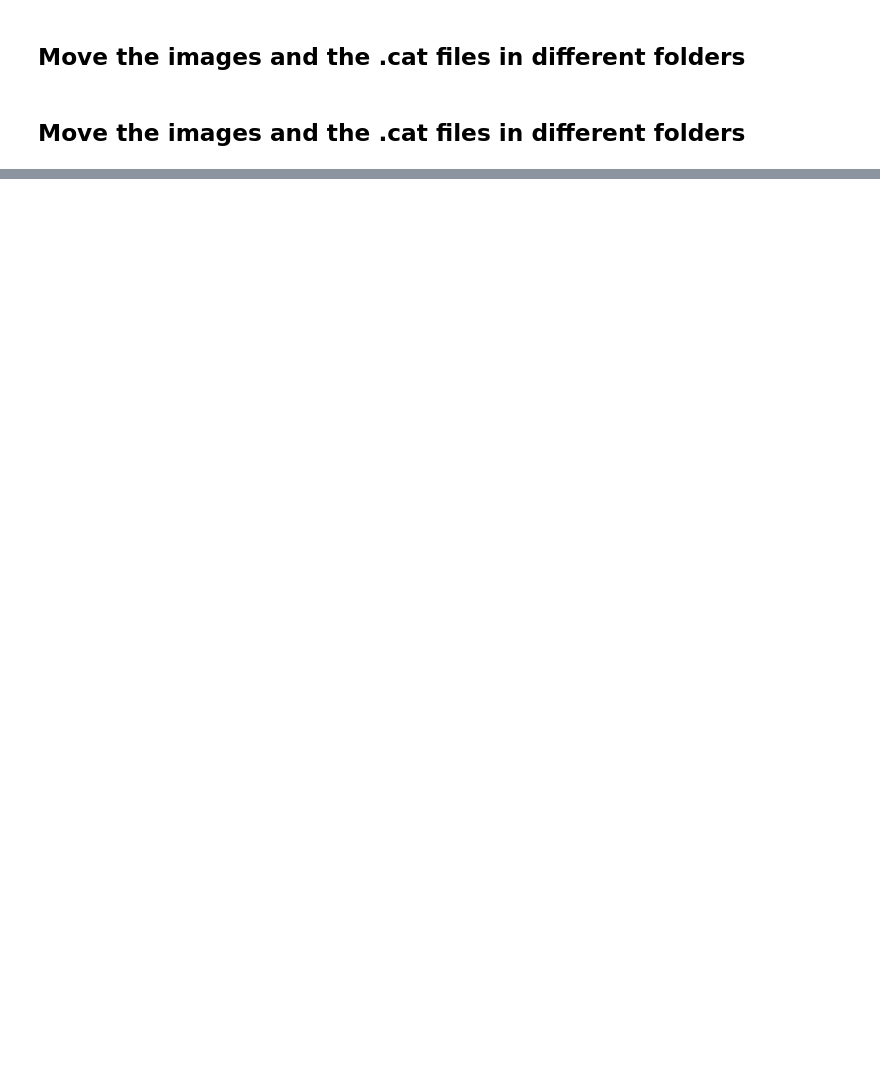
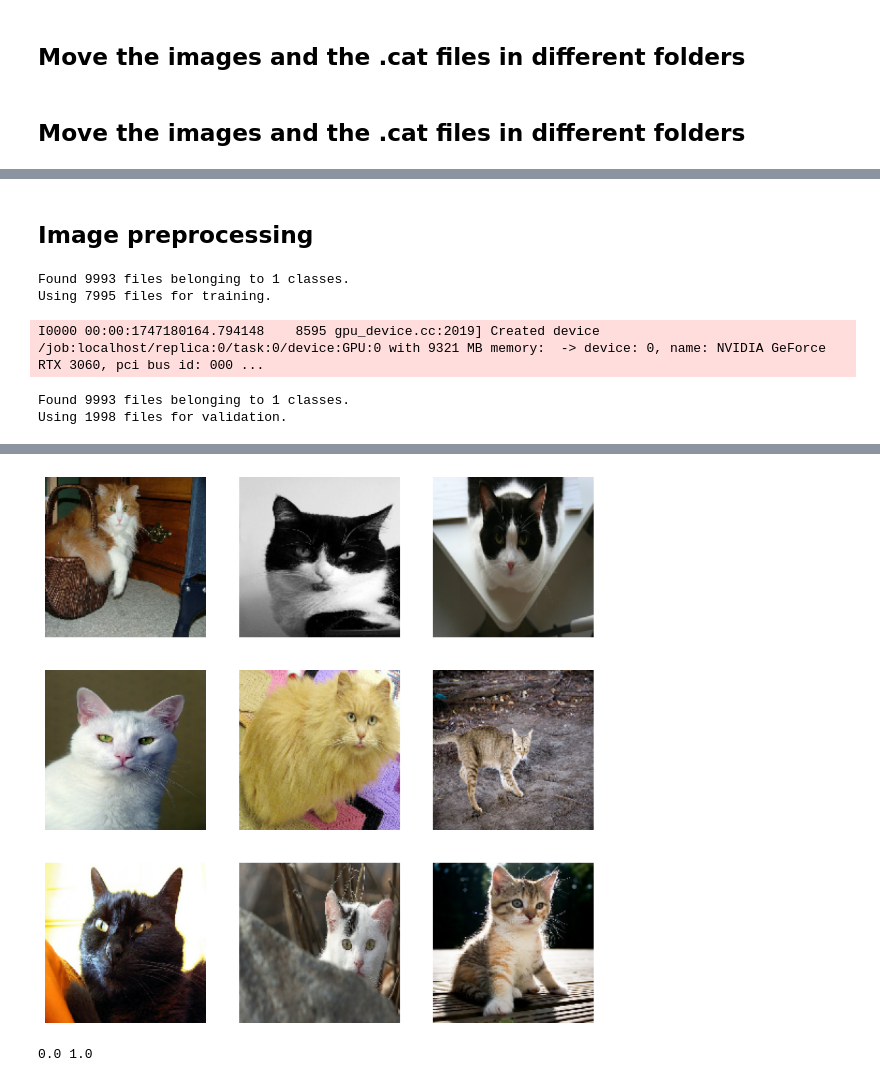
Before and after one commit to mikhailBenali/CatRecogAI, a Jupyter notebook: main.ipynb, the cells around one changed output, grey strips where cells are left out. Drawn from its saved outputs; the diff is of its cells as text; code cells hidden in the pictures; blank space fills up the shorter version.

Commit message:
creation de modele et entrainement (nb de classes à revoir)

```diff
--- a/main.ipynb
+++ b/main.ipynb
@@ -62,6 +81,0 @@ for file in os.listdir("data/images"):
-# %%
-for i in range(4):
-    plt.subplot(2, 2, i + 1)
-    plt.imshow(images[i])
-    plt.axis('off')
-plt.show()
@@ -78,5 +81,0 @@ for file in os.listdir("data/cat_files"):
-# %%
-for i in range(4):
-    print(f"Cat file {i + 1}:")
-    print(cat_files[i])
-    print()
@@ -82,0 +90,39 @@ for i in range(4):
+# %% [markdown]
+## Image preprocessing
+# %%
+img_height = 150
+img_width = 150
+batch_size = 32
+# %%
+train_ds = tf.keras.utils.image_dataset_from_directory(
+  "data/images",
+  validation_split=0.2,
+  subset="training",
+  seed=123,
+  image_size=(img_height, img_width),
+  batch_size=batch_size)
+# %% [output]
+Found 9993 files belonging to 1 classes.
+Using 7995 files for training.
+I0000 00:00:1747180164.794148    8595 gpu_device.cc:2019] Created device /job:localhost/replica:0/task:0/device:GPU:0 with 9321 MB memory:  -> device: 0, name: NVIDIA GeForce RTX 3060, pci bus id: 000 ...
+# %%
+val_ds = tf.keras.utils.image_dataset_from_directory(
+  "data/images",
+  validation_split=0.2,
+  subset="validation",
+  seed=123,
+  image_size=(img_height, img_width),
+  batch_size=batch_size)
+# %% [output]
+Found 9993 files belonging to 1 classes.
+Using 1998 files for validation.
+# %%
+import matplotlib.pyplot as plt
+
+plt.figure(figsize=(10, 10))
+for images, labels in train_ds.take(1):
+  for i in range(9):
+    ax = plt.subplot(3, 3, i + 1)
+    plt.imshow(images[i].numpy().astype("uint8"))
+    plt.axis("off")
+# %% [output]
@@ -82,0 +130 @@ for i in range(4):
+[figure, added]
@@ -82,0 +133,8 @@ for i in range(4):
+# %%
+normalized_ds = train_ds.map(lambda x, y: (normalization_layer(x), y))
+image_batch, labels_batch = next(iter(normalized_ds))
+first_image = image_batch[0]
+# Notice the pixel values are now in `[0,1]`.
+print(np.min(first_image), np.max(first_image))
+# %% [output]
+0.0 1.0
```
Also changed, not shown: parts of 23 cells of this notebook, 1 other file.
